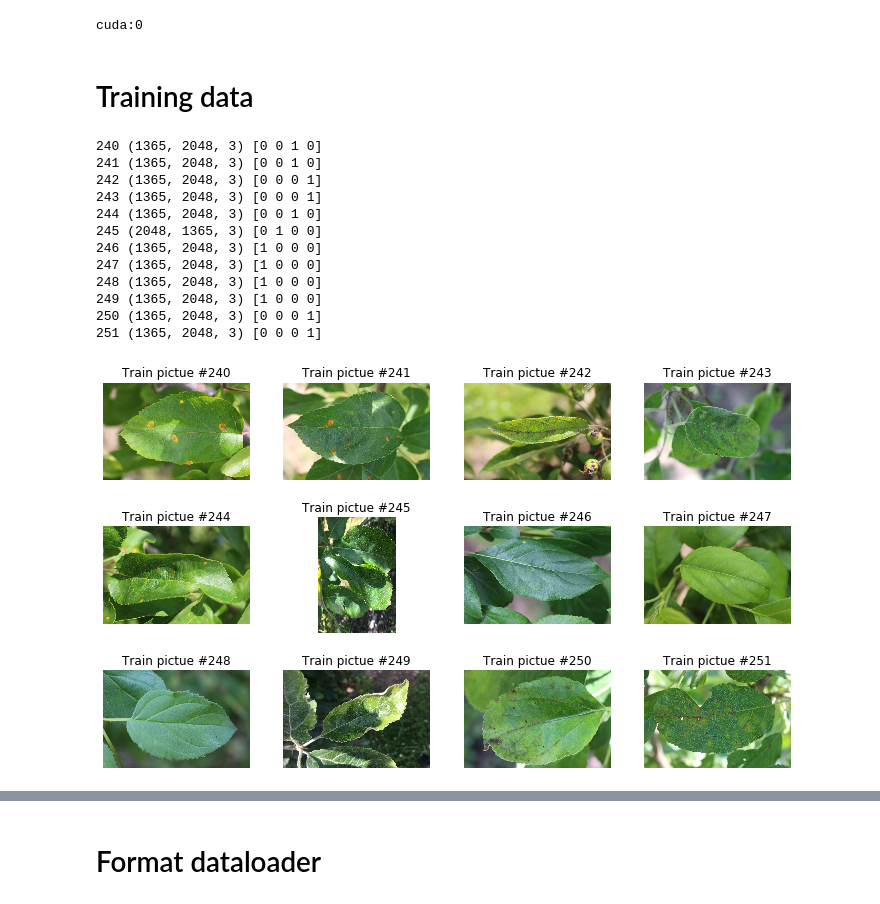
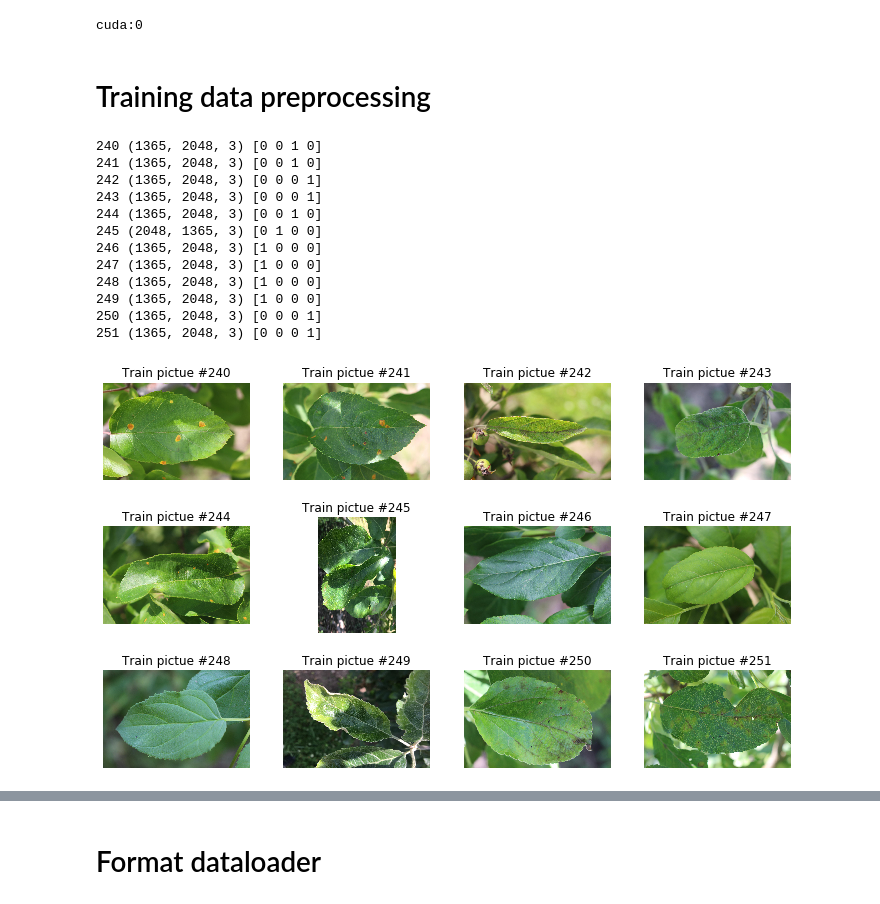
Before and after one commit to akorol98/Plant-Pathology, a Jupyter notebook: main.ipynb, the cells around one changed output, grey strips where cells are left out. Cells and saved outputs as stored; diff of their text form; code cells hidden in the pictures.

Commit message:
data preprocessing added

```diff
--- a/main.ipynb
+++ b/main.ipynb
@@ -24,31 +23,31 @@ print(device)
 # %% [output]
 cuda:0
 # %% [markdown]
-# Training data
+# Training data preprocessing
 # %%
 plant_dataset = CastomDataset.PlantPathologyDataset('train.csv', 'images/train')
 
 plt.figure(figsize=(10,10))
 for i in range(240,252):
     sample = plant_dataset[i]
     print(i, sample['image'].shape, sample['labels'])
 
     ax = plt.subplot(5, 4, i-239)
     plt.tight_layout()
     ax.set_title('Train pictue #{}'.format(i))
     ax.axis('off')
-    plt.imshow(sample['image'])
+    plt.imshow(sample['image'][:, ::-1])
 # %% [output]
 240 (1365, 2048, 3) [0 0 1 0]
 241 (1365, 2048, 3) [0 0 1 0]
 242 (1365, 2048, 3) [0 0 0 1]
 243 (1365, 2048, 3) [0 0 0 1]
 244 (1365, 2048, 3) [0 0 1 0]
 245 (2048, 1365, 3) [0 1 0 0]
 246 (1365, 2048, 3) [1 0 0 0]
 247 (1365, 2048, 3) [1 0 0 0]
 248 (1365, 2048, 3) [1 0 0 0]
 249 (1365, 2048, 3) [1 0 0 0]
 250 (1365, 2048, 3) [0 0 0 1]
 251 (1365, 2048, 3) [0 0 0 1]
-[figure, old version]
+[figure, new version]
```
Also changed, not shown: parts of 34 cells of this notebook.
